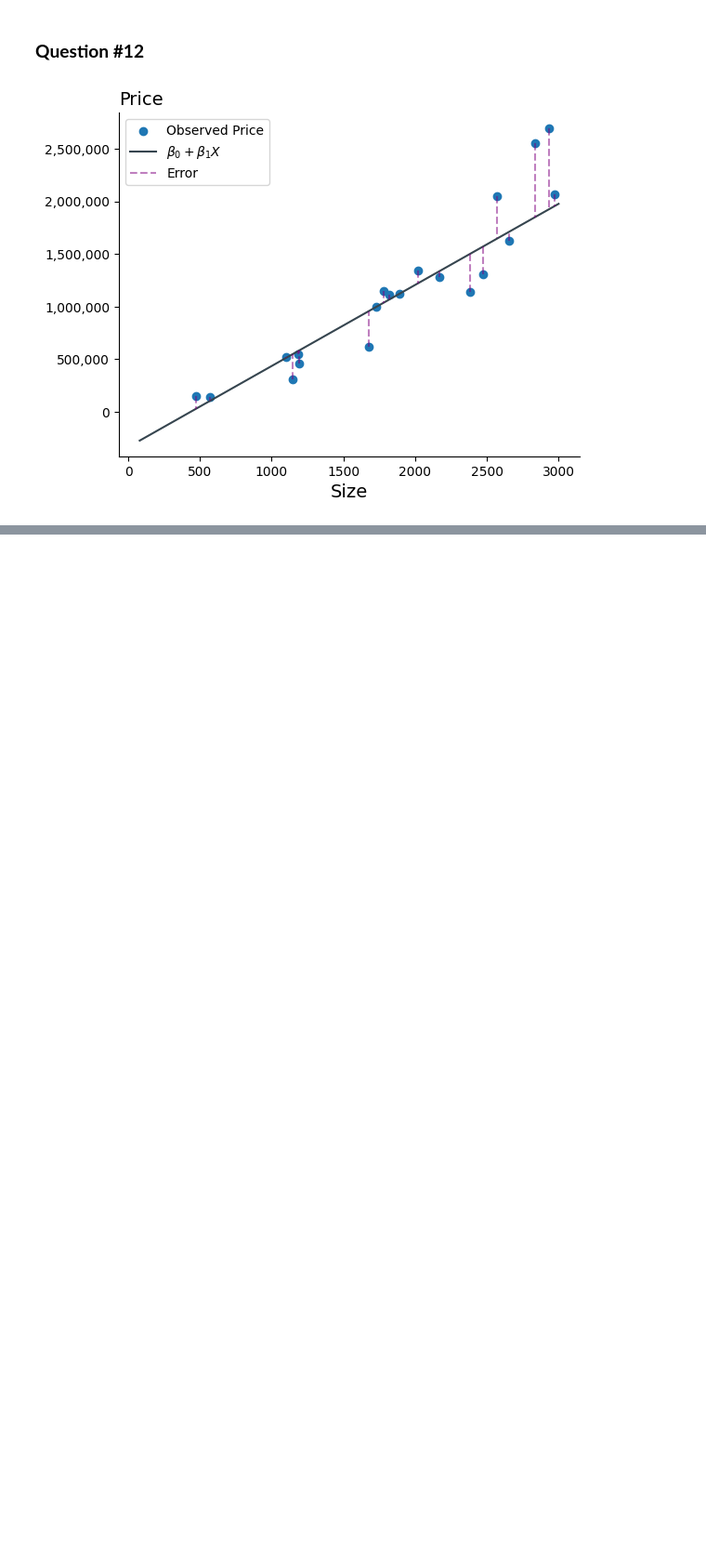
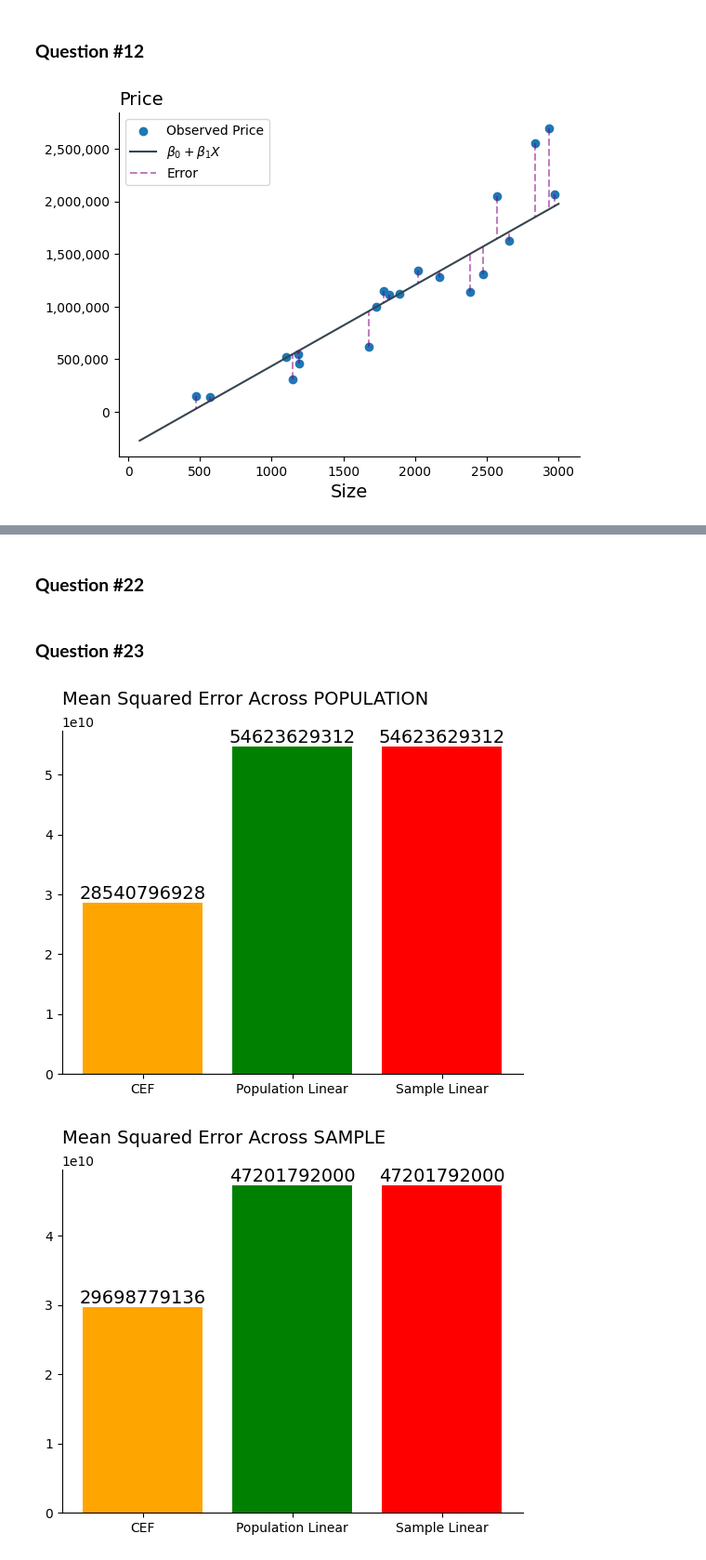
Before and after one commit to pharringtonp19/business-analytics, a Jupyter notebook: notebooks/regression/svrt.ipynb, the cells around one changed output, grey strips where cells are left out. Shown at 93% size. Drawn from its saved outputs; the diff is of its cells as text; code cells hidden in the pictures; blank space fills up the shorter version.

```diff
--- a/notebooks/regression/svrt.ipynb
+++ b/notebooks/regression/svrt.ipynb
@@ -155,0 +262,45 @@ plt.show()
+# %% [markdown]
+### **Question #22**
+# %%
+def mse(f, df):
+  xs, ys = df['size'].values, df['price'].values
+  prediction = jax.vmap(f)(xs)
+  error = ys-prediction
+  sqr_error = error**2
+  mse = jnp.mean(sqr_error)
+  return mse
+# %% [markdown]
+### **Question #23**
+# %%
+sqr_prection_error = [mse(cef, df), mse(model, df), mse(sample_model, df)]
+model_names = ['CEF', 'Population Linear', 'Sample Linear']
+
+# Create the bar plot
+plt.bar(model_names, sqr_prection_error, color=['orange', 'green', 'red'])
+
+# Displaying exact MSE values on top of each bar
+for i, v in enumerate(sqr_prection_error):
+    plt.text(i, v + 10, f"{v:.0f}", ha='center', va='bottom', fontsize=14)
+ax = plt.gca()
+ax.spines['right'].set_visible(False)
+ax.spines['top'].set_visible(False)
+plt.title('Mean Squared Error Across POPULATION', loc='left', size=14, pad=20)
+plt.show()
+
+sqr_prection_error = [mse(cef, sample_df), mse(model, sample_df), mse(sample_model, sample_df)]
+model_names = ['CEF', 'Population Linear', 'Sample Linear']
+
+# Create the bar plot
+plt.bar(model_names, sqr_prection_error, color=['orange', 'green', 'red'])
+
+# Displaying exact MSE values on top of each bar
+for i, v in enumerate(sqr_prection_error):
+    plt.text(i, v + 10, f"{v:.0f}", ha='center', va='bottom', fontsize=14)
+ax = plt.gca()
+ax.spines['right'].set_visible(False)
+ax.spines['top'].set_visible(False)
+plt.title('Mean Squared Error Across SAMPLE', loc='left', size=14, pad=20)
+plt.show()
+# %% [output]
+[figure, added]
+[figure, added]
```
Also changed, not shown: parts of 22 cells of this notebook.
